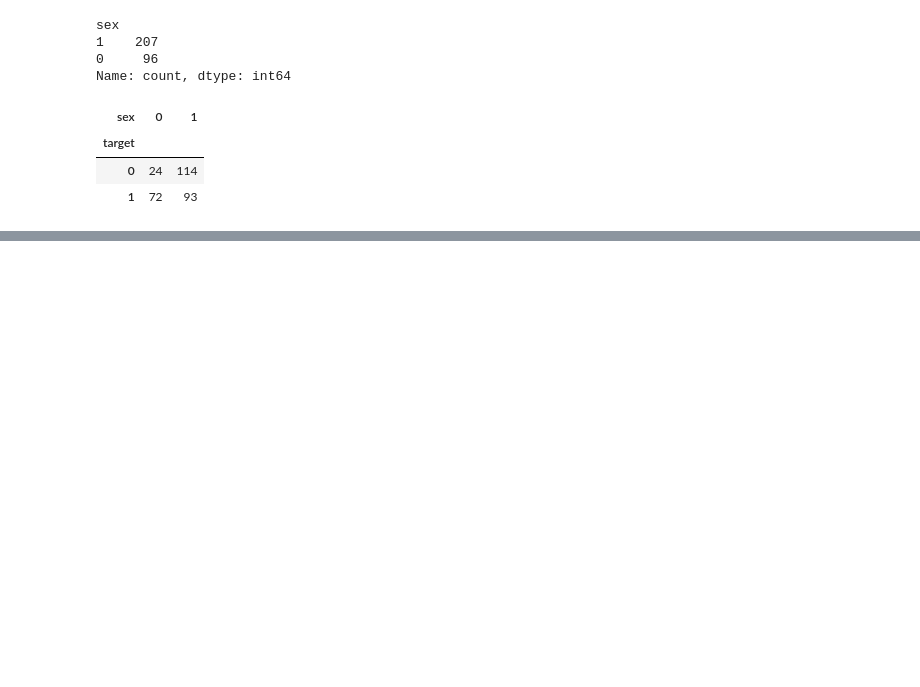
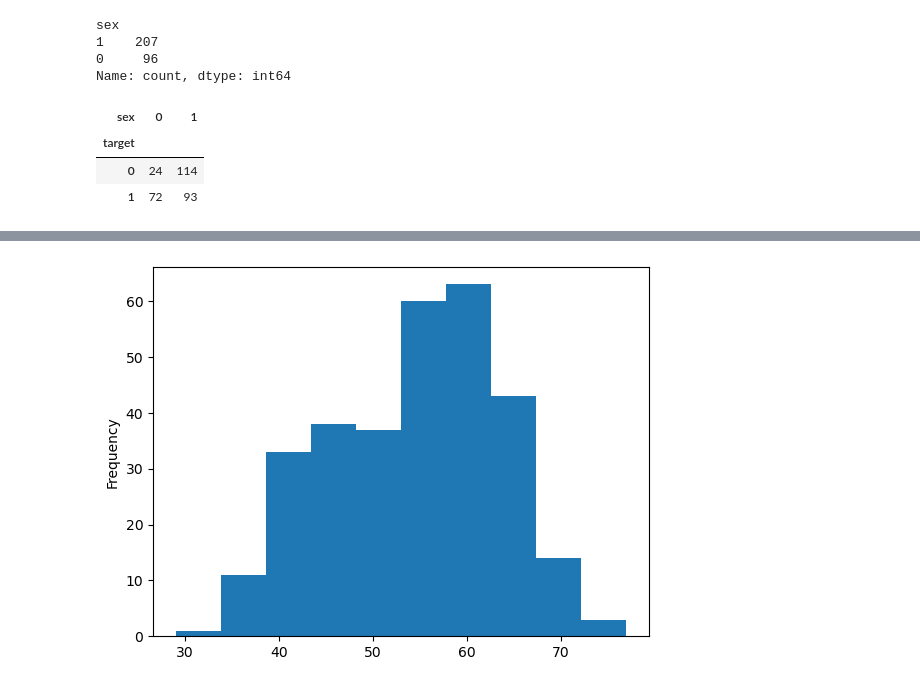
Before and after one commit to E-Simiyu/heart-disease-project, a Jupyter notebook: end-to-end-heart-disease.ipynb, the cells around one changed output, grey strips where cells are left out. Saved outputs shown, nothing was run; the diff lists cells and outputs as text; code cells hidden in the pictures; blank space fills up the shorter version.

```diff
--- a/end-to-end-heart-disease.ipynb
+++ b/end-to-end-heart-disease.ipynb
@@ -209,0 +244,5 @@ pd.crosstab(df.target, df.sex)
+# %%
+# Check the distribution of the age column with a histogram
+df.age.plot.hist();
+# %% [output]
+[figure, added]
```
Also changed, not shown: parts of 42 cells of this notebook.
